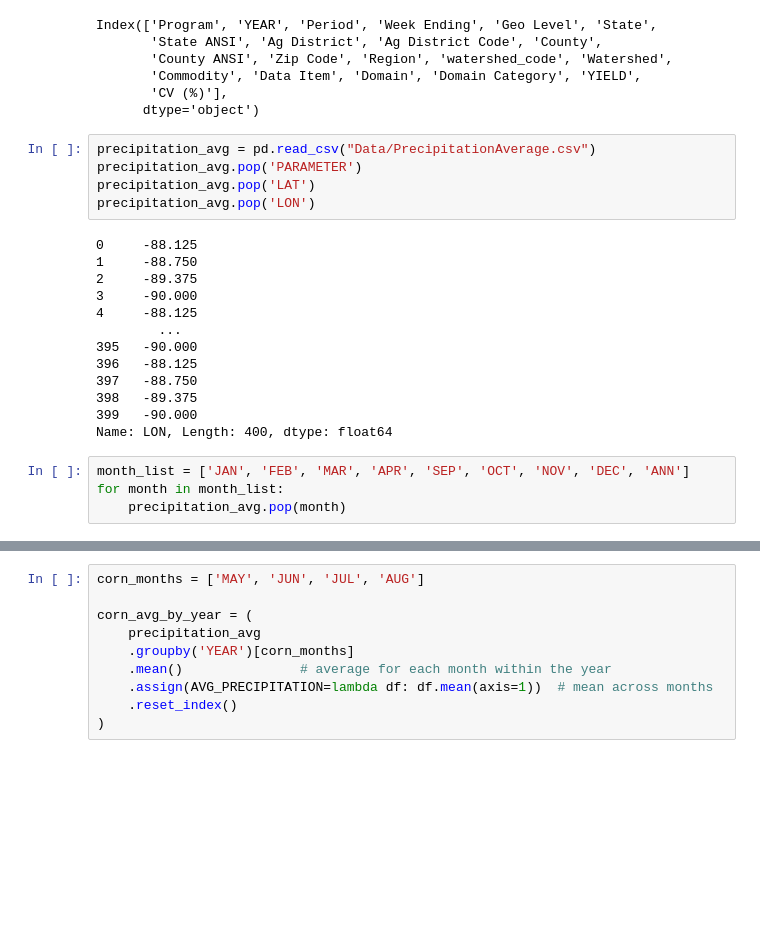
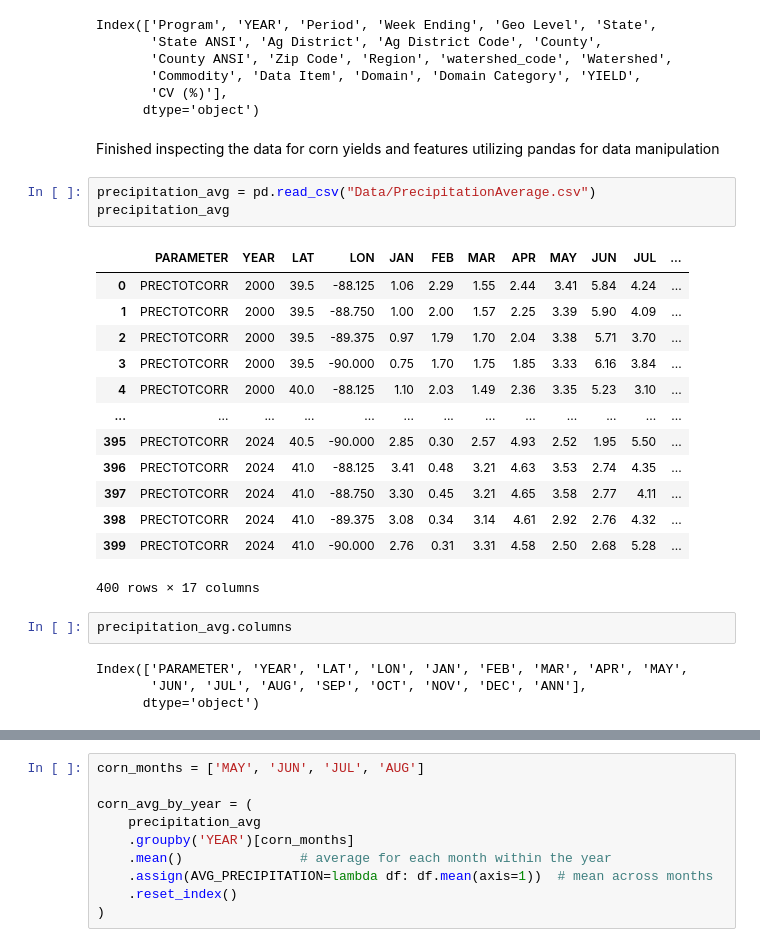
Before and after one commit to MeghP89/CropYieldPredictor, a Jupyter notebook: train.ipynb, the cells around one changed output, grey strips where cells are left out. Saved outputs shown, nothing was run; the diff lists cells and outputs as text; blank space fills up the shorter version.

```diff
--- a/train.ipynb
+++ b/train.ipynb
@@ -21,25 +31,28 @@ Index(['Program', 'YEAR', 'Period', 'Week Ending', 'Geo Level', 'State',
        'Commodity', 'Data Item', 'Domain', 'Domain Category', 'YIELD',
        'CV (%)'],
       dtype='object')
+# %% [markdown]
+Finished inspecting the data for corn yields and features utilizing pandas for data manipulation
 # %%
 precipitation_avg = pd.read_csv("Data/PrecipitationAverage.csv")
-precipitation_avg.pop('PARAMETER')
-precipitation_avg.pop('LAT')
-precipitation_avg.pop('LON')
+precipitation_avg
 # %% [output]
+|  | PARAMETER | YEAR | LAT | LON | JAN | FEB | MAR | APR | MAY | JUN | JUL | ... |
+| 0 | PRECTOTCORR | 2000 | 39.5 | -88.125 | 1.06 | 2.29 | 1.55 | 2.44 | 3.41 | 5.84 | 4.24 | ... |
+| 1 | PRECTOTCORR | 2000 | 39.5 | -88.750 | 1.00 | 2.00 | 1.57 | 2.25 | 3.39 | 5.90 | 4.09 | ... |
+| 2 | PRECTOTCORR | 2000 | 39.5 | -89.375 | 0.97 | 1.79 | 1.70 | 2.04 | 3.38 | 5.71 | 3.70 | ... |
+| 3 | PRECTOTCORR | 2000 | 39.5 | -90.000 | 0.75 | 1.70 | 1.75 | 1.85 | 3.33 | 6.16 | 3.84 | ... |
+| 4 | PRECTOTCORR | 2000 | 40.0 | -88.125 | 1.10 | 2.03 | 1.49 | 2.36 | 3.35 | 5.23 | 3.10 | ... |
+| ... | ... | ... | ... | ... | ... | ... | ... | ... | ... | ... | ... | ... |
+| 395 | PRECTOTCORR | 2024 | 40.5 | -90.000 | 2.85 | 0.30 | 2.57 | 4.93 | 2.52 | 1.95 | 5.50 | ... |
+| 396 | PRECTOTCORR | 2024 | 41.0 | -88.125 | 3.41 | 0.48 | 3.21 | 4.63 | 3.53 | 2.74 | 4.35 | ... |
+| 397 | PRECTOTCORR | 2024 | 41.0 | -88.750 | 3.30 | 0.45 | 3.21 | 4.65 | 3.58 | 2.77 | 4.11 | ... |
+| 398 | PRECTOTCORR | 2024 | 41.0 | -89.375 | 3.08 | 0.34 | 3.14 | 4.61 | 2.92 | 2.76 | 4.32 | ... |
+| 399 | PRECTOTCORR | 2024 | 41.0 | -90.000 | 2.76 | 0.31 | 3.31 | 4.58 | 2.50 | 2.68 | 5.28 | ... |
-0     -88.125
-1     -88.750
-2     -89.375
-3     -90.000
-4     -88.125
-        ...
-395   -90.000
-396   -88.125
-397   -88.750
-398   -89.375
-399   -90.000
-Name: LON, Length: 400, dtype: float64
+400 rows × 17 columns
-# %%
-month_list = ['JAN', 'FEB', 'MAR', 'APR', 'SEP', 'OCT', 'NOV', 'DEC', 'ANN']
-for month in month_list:
-    precipitation_avg.pop(month)
+# %%
+precipitation_avg.columns
+# %% [output]
+Index(['PARAMETER', 'YEAR', 'LAT', 'LON', 'JAN', 'FEB', 'MAR', 'APR', 'MAY',
+       'JUN', 'JUL', 'AUG', 'SEP', 'OCT', 'NOV', 'DEC', 'ANN'],
+      dtype='object')
```
Also changed, not shown: parts of 27 cells of this notebook, 1 other file.
